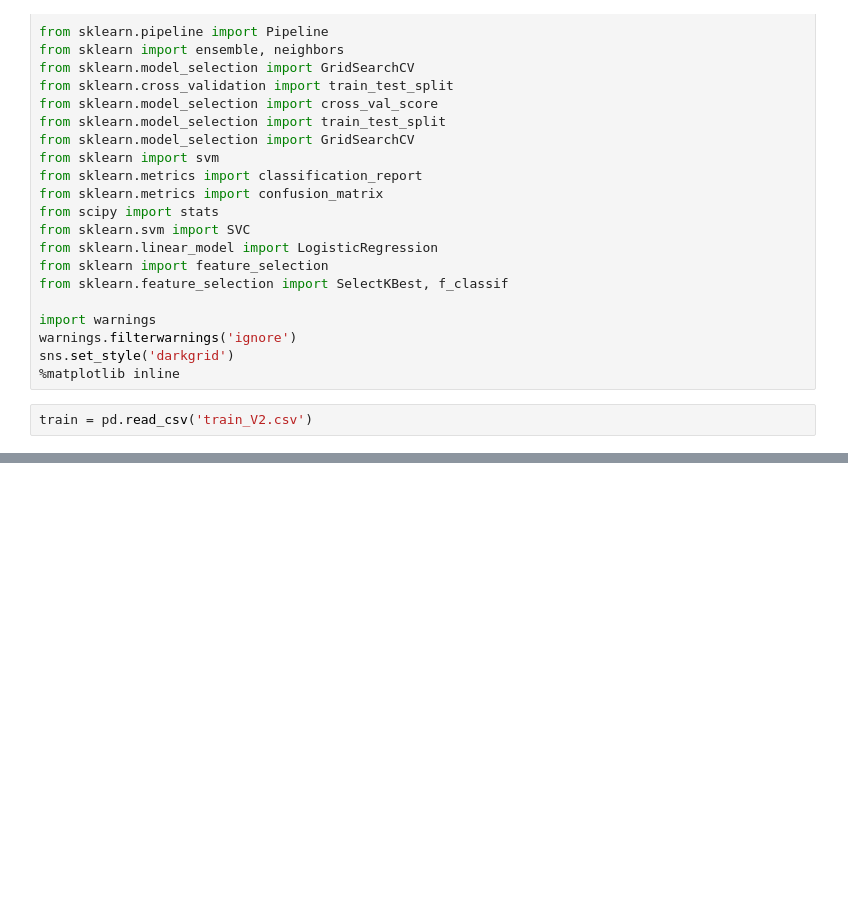
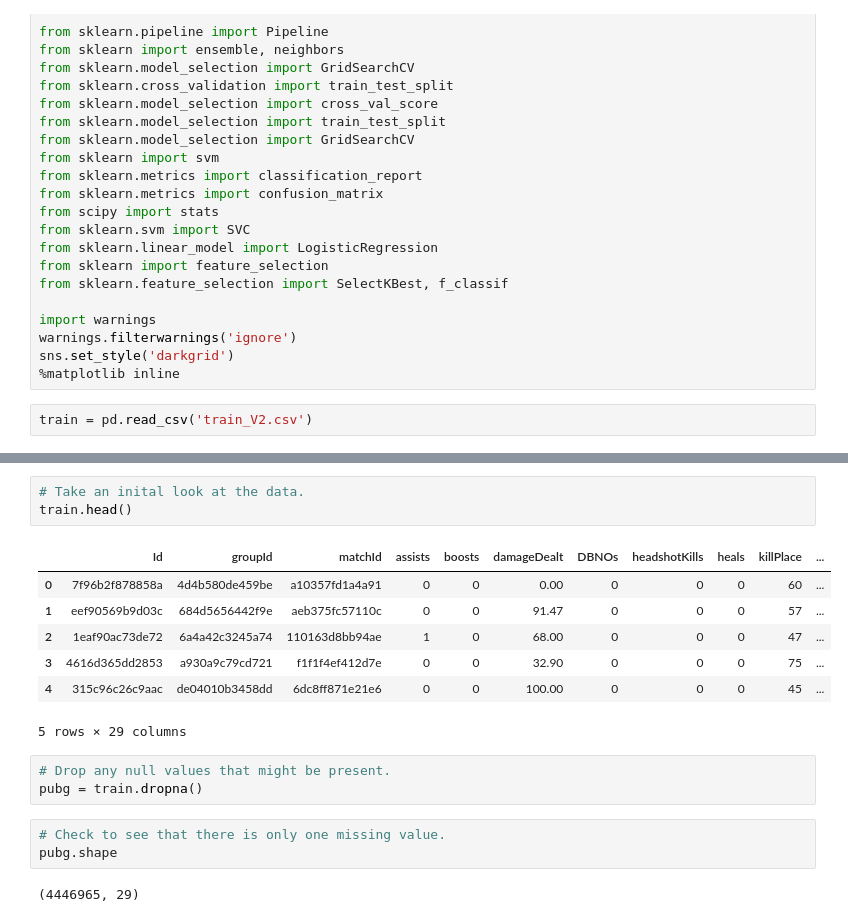
Before and after one commit to lamkg/PUBG-Placement-Prediction, a Jupyter notebook: PUBG Placement Prediction.ipynb, the cells around one changed output, grey strips where cells are left out. Saved outputs shown, nothing was run; the diff lists cells and outputs as text; blank space fills up the shorter version.

```diff
--- a/PUBG Placement Prediction.ipynb
+++ b/PUBG Placement Prediction.ipynb
@@ -54,0 +88,19 @@ dtype: object
+# %%
+# Take an inital look at the data.
+train.head()
+# %% [output]
+|  | Id | groupId | matchId | assists | boosts | damageDealt | DBNOs | headshotKills | heals | killPlace | ... |
+| 0 | 7f96b2f878858a | 4d4b580de459be | a10357fd1a4a91 | 0 | 0 | 0.00 | 0 | 0 | 0 | 60 | ... |
+| 1 | eef90569b9d03c | 684d5656442f9e | aeb375fc57110c | 0 | 0 | 91.47 | 0 | 0 | 0 | 57 | ... |
+| 2 | 1eaf90ac73de72 | 6a4a42c3245a74 | 110163d8bb94ae | 1 | 0 | 68.00 | 0 | 0 | 0 | 47 | ... |
+| 3 | 4616d365dd2853 | a930a9c79cd721 | f1f1f4ef412d7e | 0 | 0 | 32.90 | 0 | 0 | 0 | 75 | ... |
+| 4 | 315c96c26c9aac | de04010b3458dd | 6dc8ff871e21e6 | 0 | 0 | 100.00 | 0 | 0 | 0 | 45 | ... |
+5 rows × 29 columns
+# %%
+# Drop any null values that might be present.
+pubg = train.dropna()
+# %%
+# Check to see that there is only one missing value.
+pubg.shape
+# %% [output]
+(4446965, 29)
```
Also changed, not shown: parts of 10 cells of this notebook.
